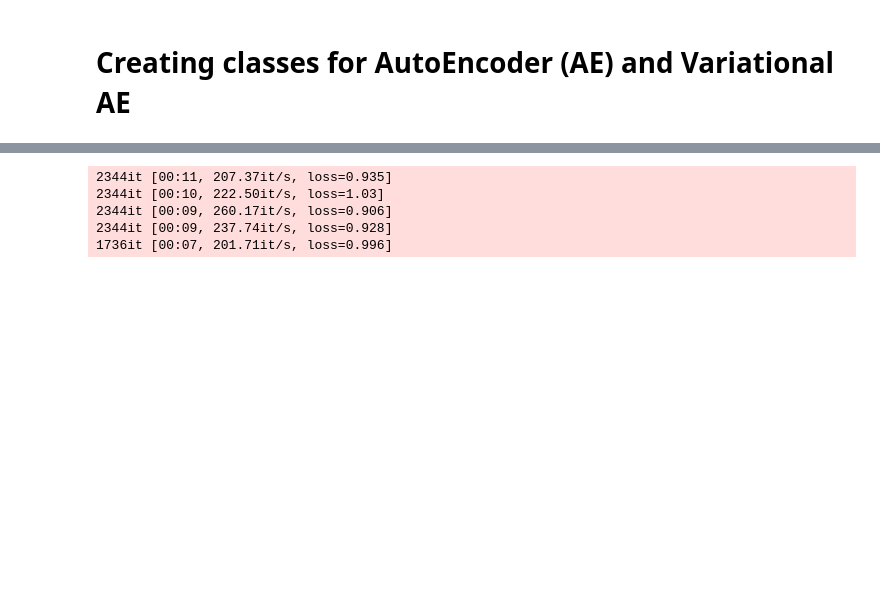
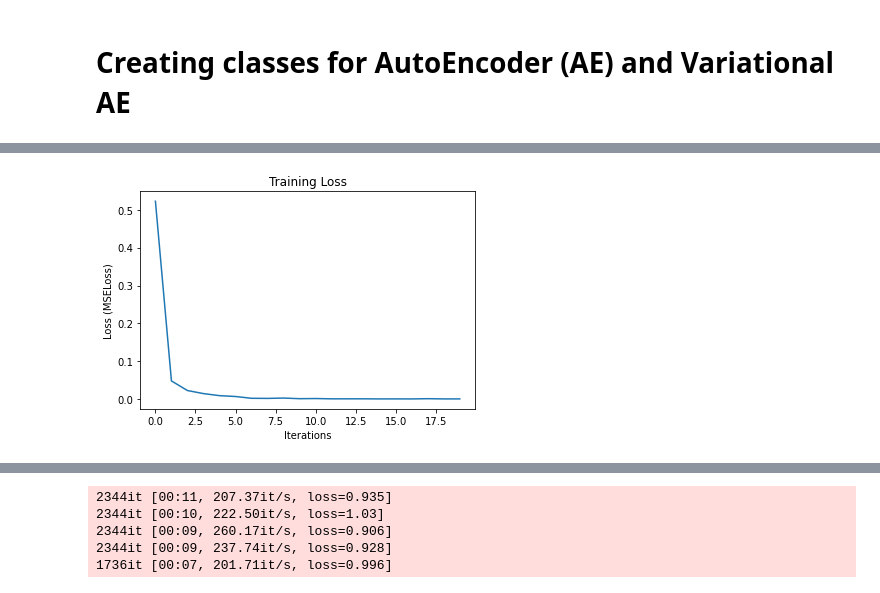
Before and after one commit to Jonalex7/SurrogateModels, a Jupyter notebook: vae/Testing_AE.ipynb, the cells around one changed output, grey strips where cells are left out. Drawn from its saved outputs; the diff is of its cells as text; code cells hidden in the pictures; blank space fills up the shorter version.

```diff
--- a/vae/Testing_AE.ipynb
+++ b/vae/Testing_AE.ipynb
@@ -24,3 +24,13 @@ import le_frame_rein
 # https://rprepo.readthedocs.io/en/latest/_modules/gfun_213_le_frame.html#gfun_213_le_frame
 # set_id	problem_id
 # 1 	14
+# %%
+# reading external dataset file
+filename_data = 'DataSet_RP300_10e5.sav'
+dataset = pickle.load(open(filename_data, 'rb'))
+max_sample = 10**3
+
+x_dataset = dataset[0:max_sample, 0:14]
+y_dataset = dataset[0:max_sample, 14]
+
+# x_train, x_test, y_train, y_test = train_test_split(x_dataset, y_dataset, test_size=0.25, random_state=73)  # create splits
@@ -27,3 +46,10 @@ import le_frame_rein
+# %%
+x_train, x_test, y_train, y_test = train_test_split(x_dataset, y_dataset, train_size=0.9, random_state=73)  # create splits
+x_train = torch.from_numpy(x_train.astype(np.float32))
+y_train = torch.from_numpy(y_train.astype(np.float32)).view(-1,1)
+
+x_test = torch.from_numpy(x_test.astype(np.float32))
+y_test = torch.from_numpy(y_test.astype(np.float32)).view(-1,1)
 # %% [markdown]
 # Creating classes for AutoEncoder (AE) and Variational AE
 # %%
@@ -97,7 +175,8 @@ class VariationalAutoencoder_1(nn.Module):
 # %%
 # VariationalAutoencoder(14)
+in_dim = x_train.shape[0] * 14    #complete distribution
 
 #model initialization
-network_VAE = VariationalAutoencoder_1(14)   #size of high-dim input space
+network_VAE = VAE_large(in_dim)   #size of high-dim input space
 print(network_VAE)
 # %% [output]
@@ -115,0 +202,61 @@ VariationalAutoencoder_1(
+# %%
+# we use the MSE loss as criterion
+criterion = nn.MSELoss()
+
+# we create an instance of the SGD class that will make the updates for us
+# optimizer = optim.SGD(params= network.parameters(), lr=.1)
+optimizer = optim.Adam(params= network_VAE.parameters(), lr = 1e-5)  #Karpathy constant?
+
+train = data.TensorDataset(x_train, y_train)
+trainloader = data.DataLoader(train, batch_size=8, shuffle=False)
+
+# test = data.TensorDataset(x_test, y_test)
+# testloader = data.DataLoader(test, batch_size=32, shuffle=False)
+
+num_epochs = 20
+train_avg_loss = []
+
+device = 'cpu'
+
+network_VAE.to(device)
+
+# x = x_train
+
+for epoch in range(num_epochs):
+
+    loop = tqdm(enumerate(trainloader))
+    train_losses = []
+
+#     x = torch.flatten(x_train, start_dim=0)   #to output the whole training dataset
+
+    for i, (_ , _) in loop:
+
+#         x = x.to(device) # GPU
+
+        x_reconstructed, mu, sigma = network_VAE(x)
+
+        reconstruction_loss = criterion(x_reconstructed, x)
+        KL_div = - torch.sum( 1 + torch.log(sigma.pow(2)) - mu.pow(2) - sigma.pow(2) )
+
+        loss = reconstruction_loss + KL_div
+
+        train_losses.append(loss.detach())
+
+        optimizer.zero_grad()
+        loss.backward()
+        optimizer.step()
+
+        loop.set_postfix(recon_loss=reconstruction_loss.item(), KL=KL_div.item())
+
+    train_avg_loss.append(sum(train_losses)/len(train_losses))
+
+# Move everything back to the CPU
+train_avg_loss = torch.tensor(train_avg_loss, device = 'cpu')
+
+fig, axs = plt.subplots(1, 1)
+axs.set_title('Training Loss')
+axs.plot(train_avg_loss)
+axs.set_xlabel('Iterations')
+axs.set_ylabel('Loss (MSELoss)')
+plt.show()
+# %% [output]
@@ -115,0 +283 @@ VariationalAutoencoder_1(
+[figure, added]
```
Also changed, not shown: parts of 40 cells of this notebook.
